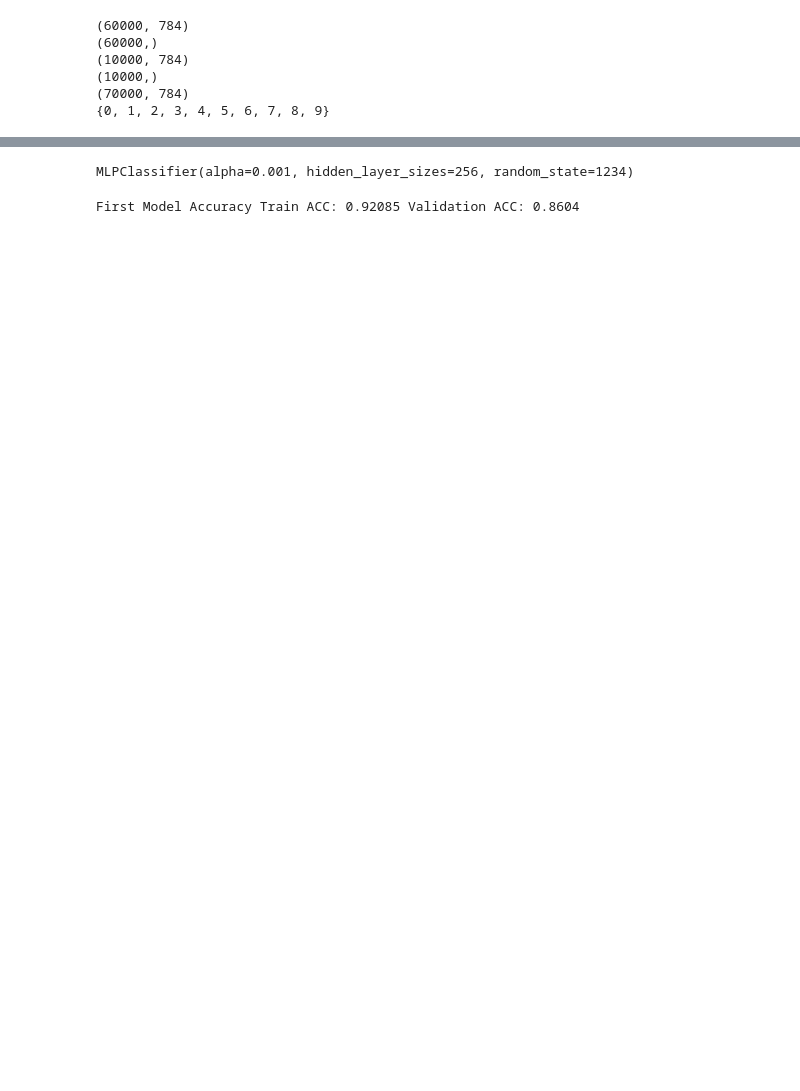
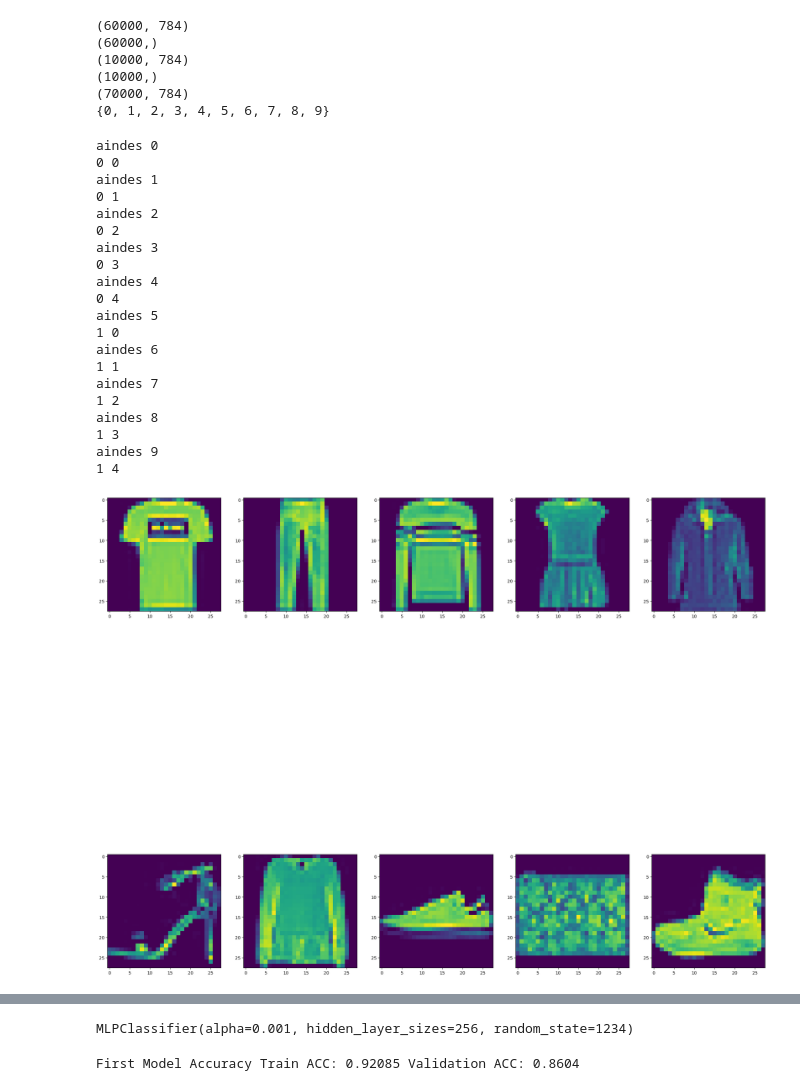
Before and after one commit to jhuang323/CS178-Project, a Jupyter notebook: JustinNNNoteBook.ipynb, the cells around one changed output, grey strips where cells are left out. Saved outputs shown, nothing was run; the diff lists cells and outputs as text; code cells hidden in the pictures; blank space fills up the shorter version.

```diff
--- a/JustinNNNoteBook.ipynb
+++ b/JustinNNNoteBook.ipynb
@@ -32,6 +36,43 @@ print(set(y_train))
 (10000,)
 (70000, 784)
 {0, 1, 2, 3, 4, 5, 6, 7, 8, 9}
+# %%
+figure, axes = plt.subplots(2, 5, figsize=(28, 28))
+
+counter = 0
+
+for ax in range(2):
+    for ay in range(5):
+        aYval = counter
+        print(f"aindes {aYval}")
+        print(f"{ax} {ay}")
+        # print(X_train[y_train == aind,:][0,:])
+
+        axes[ax][ay].imshow(X_train[y_train == aYval,:][0,:].reshape((28,28)))
+
+        counter += 1
+# %% [output]
+aindes 0
+0 0
+aindes 1
+0 1
+aindes 2
+0 2
+aindes 3
+0 3
+aindes 4
+0 4
+aindes 5
+1 0
+aindes 6
+1 1
+aindes 7
+1 2
+aindes 8
+1 3
+aindes 9
+1 4
+[figure, added]
 # %%
 df_describe = pd.DataFrame(SuperXArr)
 df_describe.describe()
```
Also changed, not shown: parts of 7 cells of this notebook.
